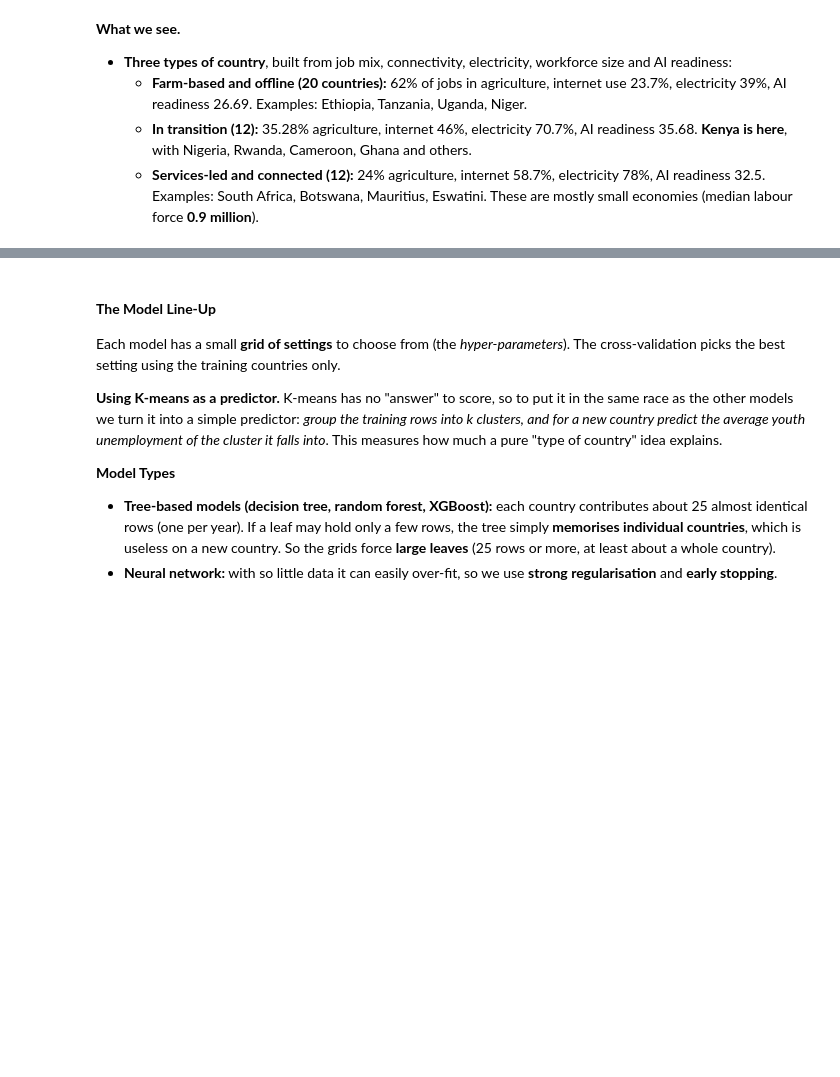
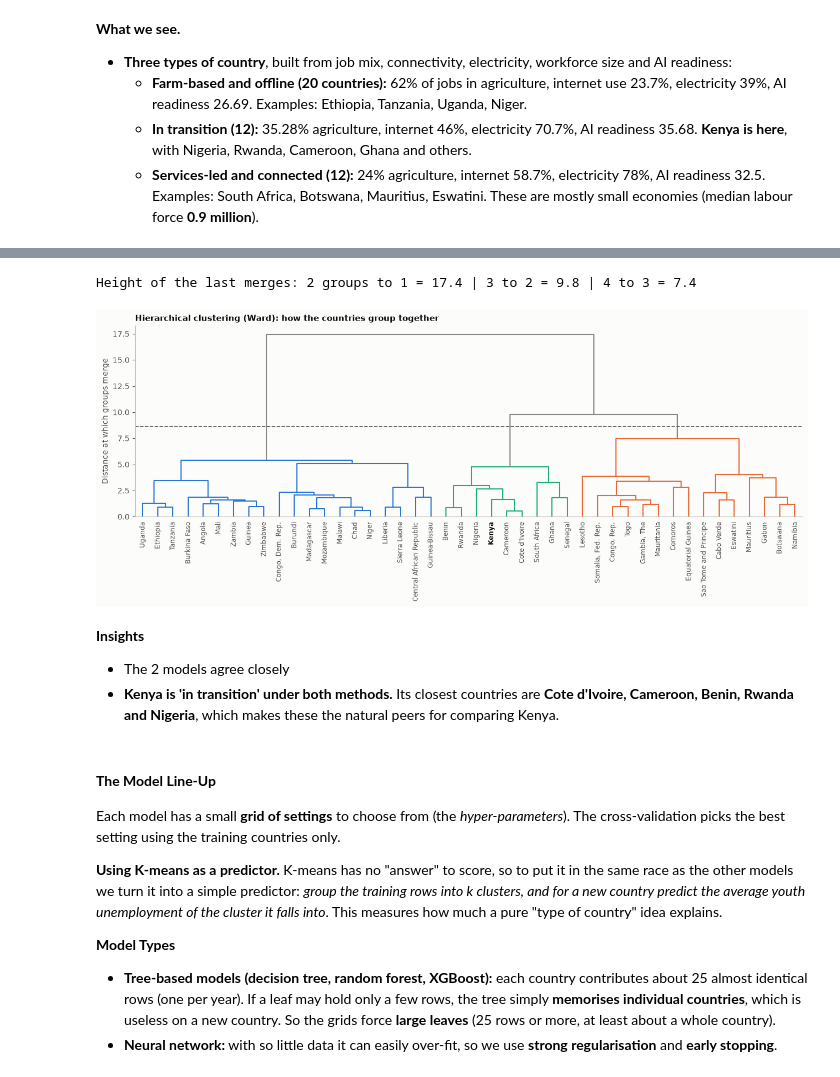
Before and after one commit to Jy-Maloba/Youth-Unemployment-Analysis, a Jupyter notebook: notebook/impact.ipynb, the cells around one changed output, grey strips where cells are left out. Cells and saved outputs as stored; diff of their text form; code cells hidden in the pictures; blank space fills up the shorter version.

Commit message:
hierachical cluster and pickle file

```diff
--- a/notebook/impact.ipynb
+++ b/notebook/impact.ipynb
@@ -1282,3 +1306,31 @@ plt.show()
+# %%
+Z = linkage(Xs, method="ward")                              # each row of Z = one merge, with the "height" (distance) at which it happened
+snap["hier_cluster"] = fcluster(Z, t=K, criterion="maxclust")   # cut the tree so that K groups remain
+
+# Name the groups the same way as K-means: most farm-based first
+order_h = snap.groupby("hier_cluster")["agriculture_employment"].mean().sort_values(ascending=False).index
+snap["hier_name"] = snap["hier_cluster"].map({c: n for c, n in zip(order_h, names)})
+# %%
+# Short branches = very similar countries; the horizontal line shows where we cut into K groups.
+cut_height = (Z[-K, 2] + Z[-(K - 1), 2]) / 2
+print("Height of the last merges: 2 groups to 1 =", round(Z[-1, 2], 1), "| 3 to 2 =", round(Z[-2, 2], 1), "| 4 to 3 =", round(Z[-3, 2], 1))   # a big jump = a clear split
+set_link_color_palette([BLUE, AQUA, ORANGE])
+fig, ax = plt.subplots(figsize=(13, 5.5))
+dendrogram(Z, labels=snap.index.tolist(), leaf_rotation=90, leaf_font_size=8.5, color_threshold=cut_height, above_threshold_color=GREY, ax=ax)
+ax.axhline(cut_height, color=INK2, ls="--", lw=1.2)
+for lab in ax.get_xticklabels():
+    if lab.get_text() == KENYA:
+        lab.set_fontweight("bold"); lab.set_color(INK)
+ax.set_ylabel("Distance at which groups merge"); ax.set_title("Hierarchical clustering (Ward): how the countries group together"); ax.grid(False)
+plt.tight_layout(); plt.show()
+# %% [output]
+Height of the last merges: 2 groups to 1 = 17.4 | 3 to 2 = 9.8 | 4 to 3 = 7.4
+[figure, added]
+# %% [markdown]
+**Insights**
+
+- The 2 models agree closely
+- **Kenya is 'in transition' under both methods.** Its closest countries are **Cote d'Ivoire, Cameroon, Benin, Rwanda and Nigeria**, which makes these the natural peers for comparing Kenya.
 # %% [markdown]
 #### **The Model Line-Up**
 
```
Also changed, not shown: parts of 26 cells of this notebook, 4 other files.
